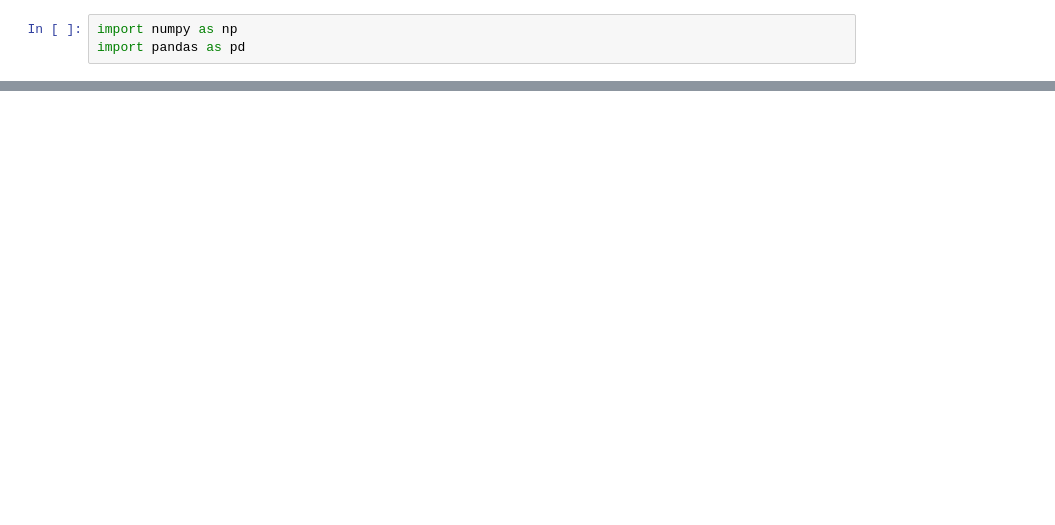
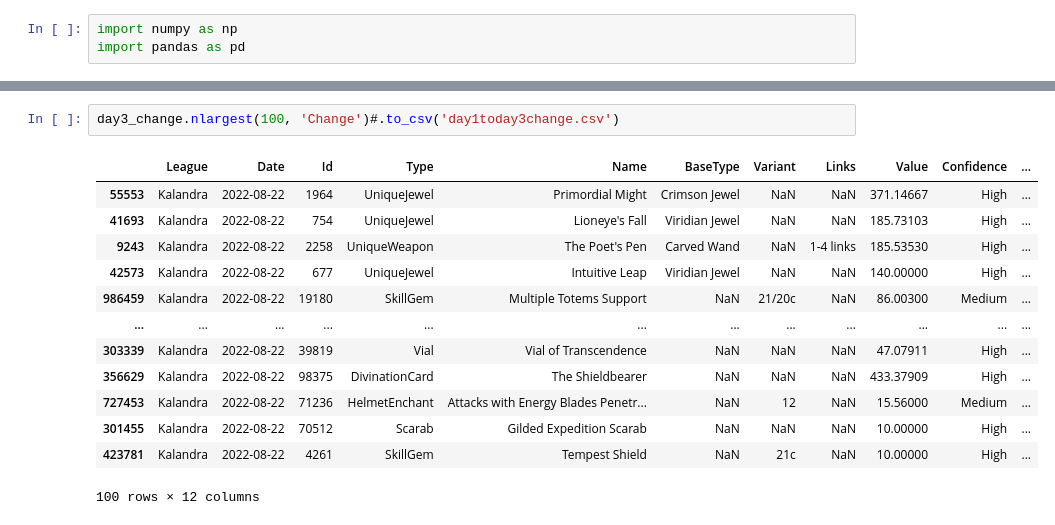
Before and after one commit to will-a/LeagueStartAuditor, a Jupyter notebook: analysis.ipynb, the cells around one changed output, grey strips where cells are left out. Drawn from its saved outputs; the diff is of its cells as text; blank space fills up the shorter version.

```diff
--- a/analysis.ipynb
+++ b/analysis.ipynb
@@ -60,0 +96,16 @@ Name: Links, Length: 109, dtype: object
+# %%
+day3_change.nlargest(100, 'Change')#.to_csv('day1today3change.csv')
+# %% [output]
+|  | League | Date | Id | Type | Name | BaseType | Variant | Links | Value | Confidence | ... |
+| 55553 | Kalandra | 2022-08-22 | 1964 | UniqueJewel | Primordial Might | Crimson Jewel | NaN | NaN | 371.14667 | High | ... |
+| 41693 | Kalandra | 2022-08-22 | 754 | UniqueJewel | Lioneye's Fall | Viridian Jewel | NaN | NaN | 185.73103 | High | ... |
+| 9243 | Kalandra | 2022-08-22 | 2258 | UniqueWeapon | The Poet's Pen | Carved Wand | NaN | 1-4 links | 185.53530 | High | ... |
+| 42573 | Kalandra | 2022-08-22 | 677 | UniqueJewel | Intuitive Leap | Viridian Jewel | NaN | NaN | 140.00000 | High | ... |
+| 986459 | Kalandra | 2022-08-22 | 19180 | SkillGem | Multiple Totems Support | NaN | 21/20c | NaN | 86.00300 | Medium | ... |
+| ... | ... | ... | ... | ... | ... | ... | ... | ... | ... | ... | ... |
+| 303339 | Kalandra | 2022-08-22 | 39819 | Vial | Vial of Transcendence | NaN | NaN | NaN | 47.07911 | High | ... |
+| 356629 | Kalandra | 2022-08-22 | 98375 | DivinationCard | The Shieldbearer | NaN | NaN | NaN | 433.37909 | High | ... |
+| 727453 | Kalandra | 2022-08-22 | 71236 | HelmetEnchant | Attacks with Energy Blades Penetr... | NaN | 12 | NaN | 15.56000 | Medium | ... |
+| 301455 | Kalandra | 2022-08-22 | 70512 | Scarab | Gilded Expedition Scarab | NaN | NaN | NaN | 10.00000 | High | ... |
+| 423781 | Kalandra | 2022-08-22 | 4261 | SkillGem | Tempest Shield | NaN | 21c | NaN | 10.00000 | High | ... |
+100 rows × 12 columns
```
Also changed, not shown: parts of 7 cells of this notebook, 2 other files.
